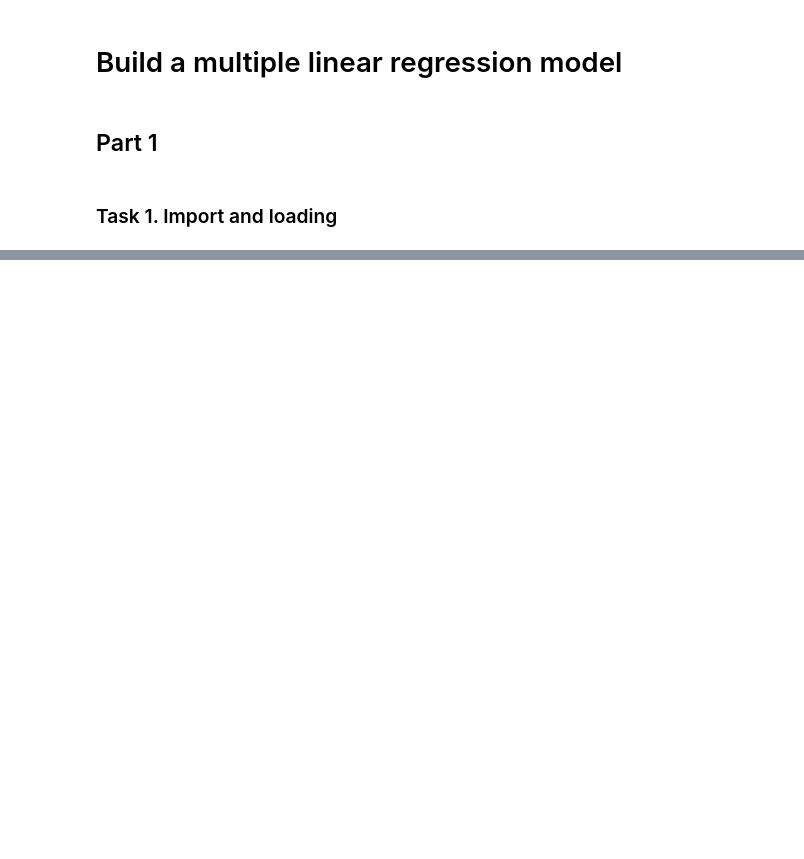
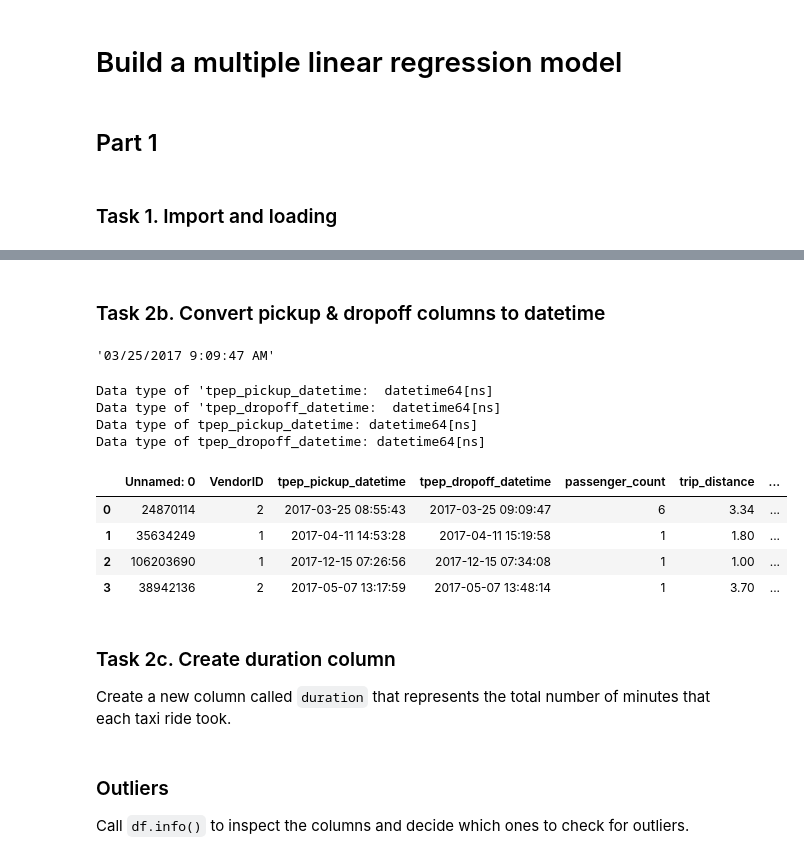
Before and after one commit to JSparktuneGrid/NYC-Taxi-regression-analysis, a Jupyter notebook: NYC_Taxi_regression.ipynb, the cells around one changed output, grey strips where cells are left out. Cells and saved outputs as stored; diff of their text form; code cells hidden in the pictures; blank space fills up the shorter version.

```diff
--- a/NYC_Taxi_regression.ipynb
+++ b/NYC_Taxi_regression.ipynb
@@ -42,0 +128,38 @@ df0.shape
+# %% [markdown]
+### Task 2b. Convert pickup & dropoff columns to datetime
+# %%
+# Check the format of the data
+df['tpep_dropoff_datetime'][0]
+# %% [output]
+'03/25/2017 9:09:47 AM'
+# %%
+# Convert datetime columns to datetime
+# Display data types of `tpep_pickup_datetime`, `tpep_dropoff_datetime`
+print("Data type of 'tpep_pickup_datetime: ", df['tpep_pickup_datetime'].dtype)
+print("Data type of 'tpep_dropoff_datetime: ", df['tpep_dropoff_datetime'].dtype)
+
+# Convert 'tpep_pickup_datetime' to datetime format
+df['tpep_pickup_datetime'] = pd.to_datetime(df['tpep_pickup_datetime'], format='%m/%d/%Y %I:%M:%S %p')
+
+# Convert `tpep_dropoff_datetime` to datetime format
+df['tpep_dropoff_datetime'] = pd.to_datetime(df['tpep_dropoff_datetime'], format='%m/%d/%Y %I:%M:%S %p')
+
+# Display data types of `tpep_pickup_datetime`, `tpep_dropoff_datetime`
+print('Data type of tpep_pickup_datetime:', df['tpep_pickup_datetime'].dtype)
+print('Data type of tpep_dropoff_datetime:', df['tpep_dropoff_datetime'].dtype)
+
+df.head(4)
+# %% [output]
+Data type of 'tpep_pickup_datetime:  datetime64[ns]
+Data type of 'tpep_dropoff_datetime:  datetime64[ns]
+Data type of tpep_pickup_datetime: datetime64[ns]
+Data type of tpep_dropoff_datetime: datetime64[ns]
+|  | Unnamed: 0 | VendorID | tpep_pickup_datetime | tpep_dropoff_datetime | passenger_count | trip_distance | ... |
+| 0 | 24870114 | 2 | 2017-03-25 08:55:43 | 2017-03-25 09:09:47 | 6 | 3.34 | ... |
+| 1 | 35634249 | 1 | 2017-04-11 14:53:28 | 2017-04-11 15:19:58 | 1 | 1.80 | ... |
+| 2 | 106203690 | 1 | 2017-12-15 07:26:56 | 2017-12-15 07:34:08 | 1 | 1.00 | ... |
+| 3 | 38942136 | 2 | 2017-05-07 13:17:59 | 2017-05-07 13:48:14 | 1 | 3.70 | ... |
+# %% [markdown]
+### Task 2c. Create duration column
+
+Create a new column called `duration` that represents the total number of minutes that each taxi ride took.
@@ -42,0 +169,4 @@ df0.shape
+# %% [markdown]
+### Outliers
+
+Call `df.info()` to inspect the columns and decide which ones to check for outliers.
```
Also changed, not shown: parts of 26 cells of this notebook.
